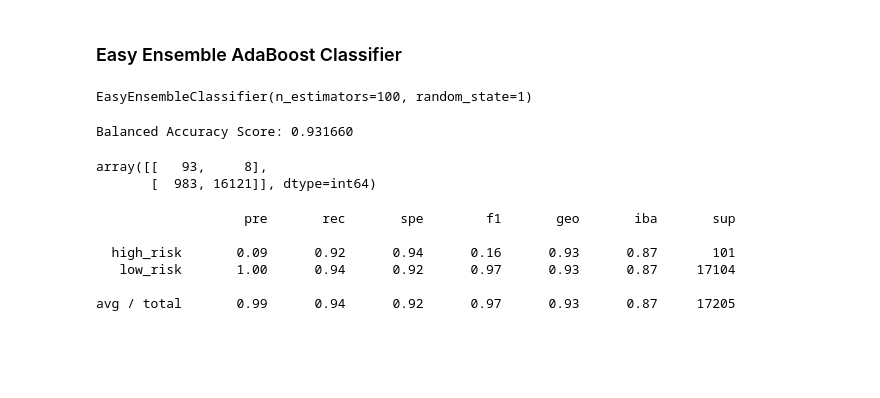
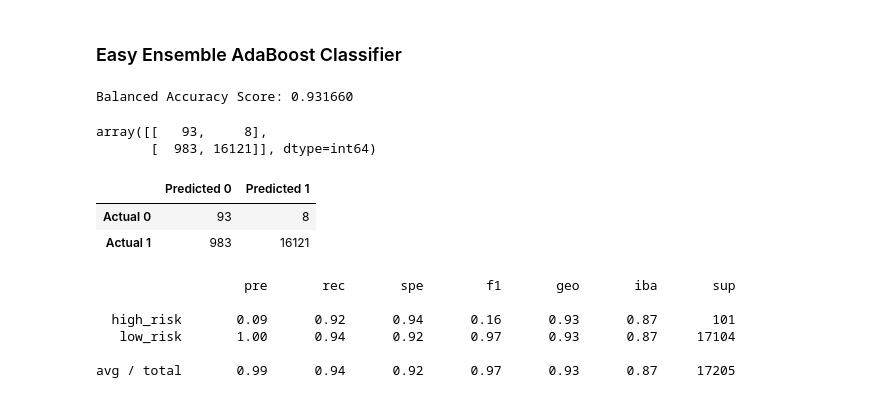
Before and after one commit to ats-tandjoeng7/Credit_Risk_Analysis, a Jupyter notebook: credit_risk_ensemble.ipynb, the cells around one changed output. Cells and saved outputs as stored; diff of their text form; code cells hidden in the pictures; blank space fills up the shorter version.

```diff
--- a/credit_risk_ensemble.ipynb
+++ b/credit_risk_ensemble.ipynb
@@ -210,6 +223,3 @@ importance_df.to_csv(file_path, index=False)
 ee_model = EasyEnsembleClassifier(n_estimators=nen, random_state=seedn)
 # Fitting the model
 ee_model = ee_model.fit(X_train, y_train)
-ee_model
-# %% [output]
-EasyEnsembleClassifier(n_estimators=100, random_state=1)
@@ -219,15 +226,18 @@ y_pred = ee_model.predict(X_test)
 # %%
-# Calculated the balanced accuracy score
-bacc_score = balanced_accuracy_score(y_test, y_pred)
+# Calculated the balanced accuracy score, confusion matrix, imbalanced clf report
+bacc_score, cm, cm_df, iclf_report = sum_func(ee_model)
 # Display the balanced accuracy score
 print("Balanced Accuracy Score: %.6f" % bacc_score)
 # %% [output]
 Balanced Accuracy Score: 0.931660
 # %%
 # Display the confusion matrix
-confusion_matrix(y_test, y_pred)
+display(cm, cm_df)
 # %% [output]
 array([[   93,     8],
        [  983, 16121]], dtype=int64)
+|  | Predicted 0 | Predicted 1 |
+| Actual 0 | 93 | 8 |
+| Actual 1 | 983 | 16121 |
 # %%
 # Print the imbalanced classification report
```
Also changed, not shown: parts of 13 cells of this notebook.
